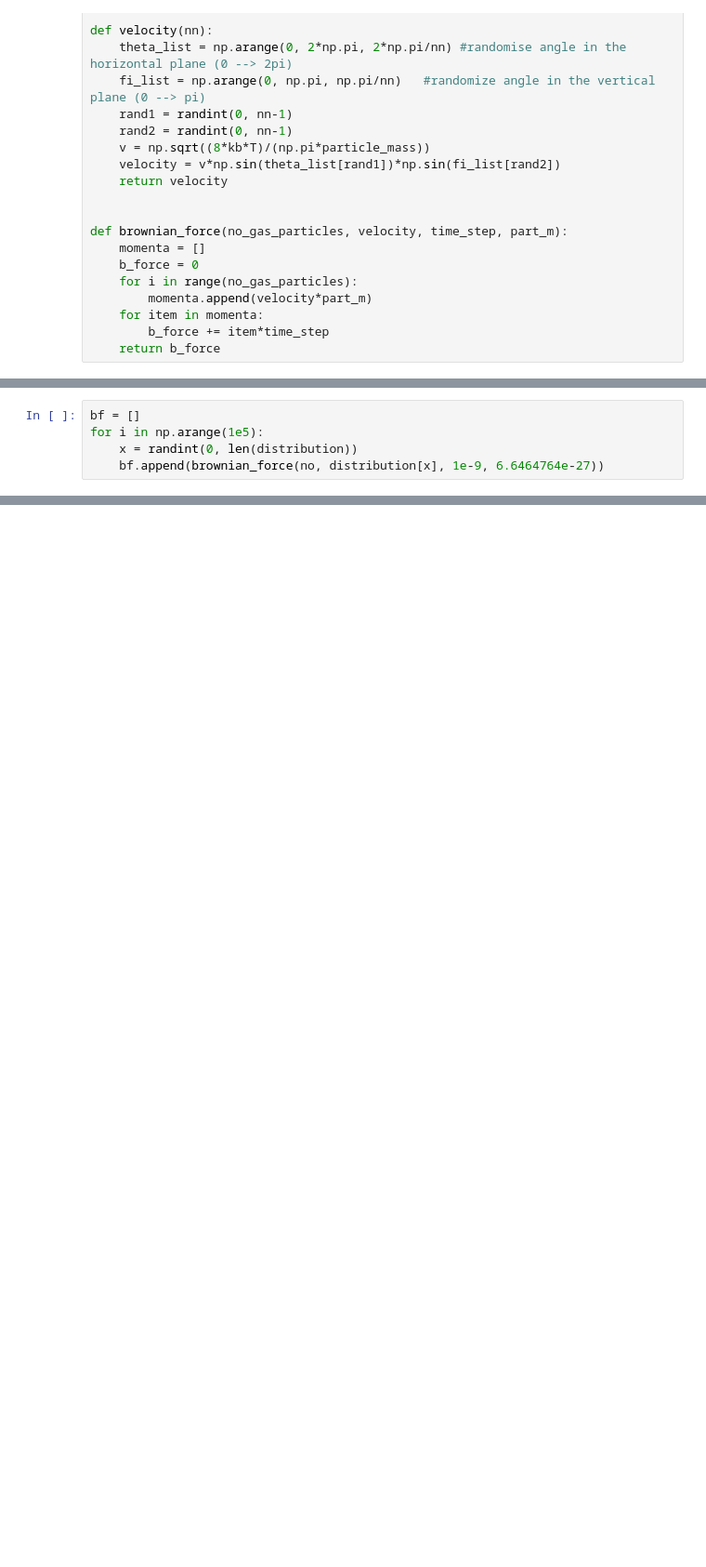
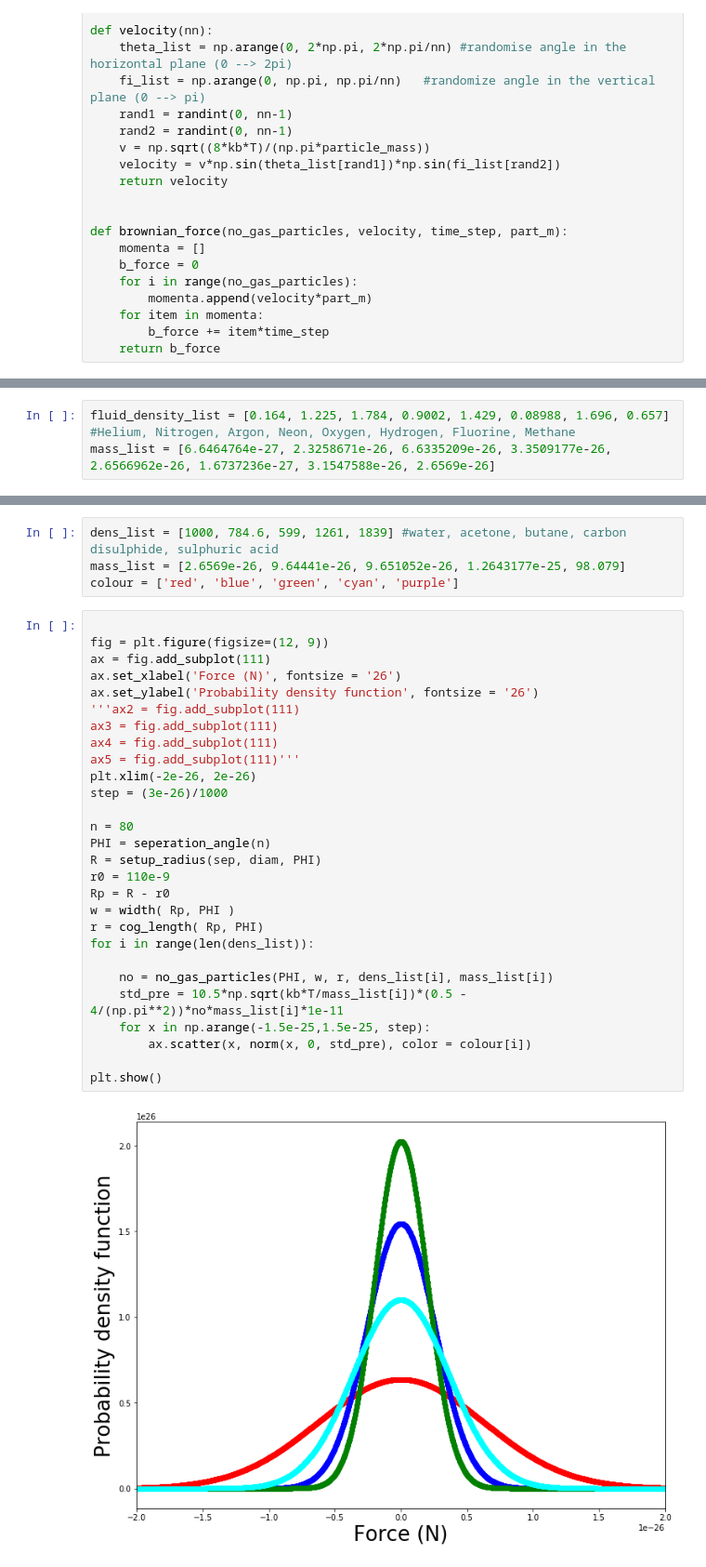
Before and after one commit to fw14863/nRotor, a Jupyter notebook: BROWN2.ipynb, the cells around one changed output, grey strips where cells are left out. Shown at 93% size. Cells and saved outputs as stored; diff of their text form; blank space fills up the shorter version.

```diff
--- a/BROWN2.ipynb
+++ b/BROWN2.ipynb
@@ -201,5 +182,0 @@ no =  no_gas_particles(p_ch_sep_angle, width, r, 0.164, 6.6464764e-27)
-# %%
-bf = []
-for i in np.arange(1e5):
-    x = randint(0, len(distribution))
-    bf.append(brownian_force(no, distribution[x], 1e-9, 6.6464764e-27))
@@ -240 +210,4 @@ plt.show()
+# %%
+fluid_density_list = [0.164, 1.225, 1.784, 0.9002, 1.429, 0.08988, 1.696, 0.657] #Helium, Nitrogen, Argon, Neon, Oxygen, Hydrogen, Fluorine, Methane
+mass_list = [6.6464764e-27, 2.3258671e-26, 6.6335209e-26, 3.3509177e-26, 2.6566962e-26, 1.6737236e-27, 3.1547588e-26, 2.6569e-26]
 # %%
@@ -259,3 +241,37 @@ print no
+# %%
+dens_list = [1000, 784.6, 599, 1261, 1839] #water, acetone, butane, carbon disulphide, sulphuric acid
+mass_list = [2.6569e-26, 9.64441e-26, 9.651052e-26, 1.2643177e-25, 98.079]
+colour = ['red', 'blue', 'green', 'cyan', 'purple']
+# %%
+
+fig = plt.figure(figsize=(12, 9))
+ax = fig.add_subplot(111)
+ax.set_xlabel('Force (N)', fontsize = '26')
+ax.set_ylabel('Probability density function', fontsize = '26')
+'''ax2 = fig.add_subplot(111)
+ax3 = fig.add_subplot(111)
+ax4 = fig.add_subplot(111)
+ax5 = fig.add_subplot(111)'''
+plt.xlim(-2e-26, 2e-26)
+step = (3e-26)/1000
+
+n = 80
+PHI = seperation_angle(n)
+R = setup_radius(sep, diam, PHI)
+r0 = 110e-9
+Rp = R - r0
+w = width( Rp, PHI )
+r = cog_length( Rp, PHI)
+for i in range(len(dens_list)):
+
+    no = no_gas_particles(PHI, w, r, dens_list[i], mass_list[i])
+    std_pre = 10.5*np.sqrt(kb*T/mass_list[i])*(0.5 - 4/(np.pi**2))*no*mass_list[i]*1e-11
+    for x in np.arange(-1.5e-25,1.5e-25, step):
+        ax.scatter(x, norm(x, 0, std_pre), color = colour[i])
+
+plt.show()
+# %% [output]
+[figure, added]
 # %%
 """Active motor functions"""
 
```
Also changed, not shown: parts of 17 cells of this notebook.
